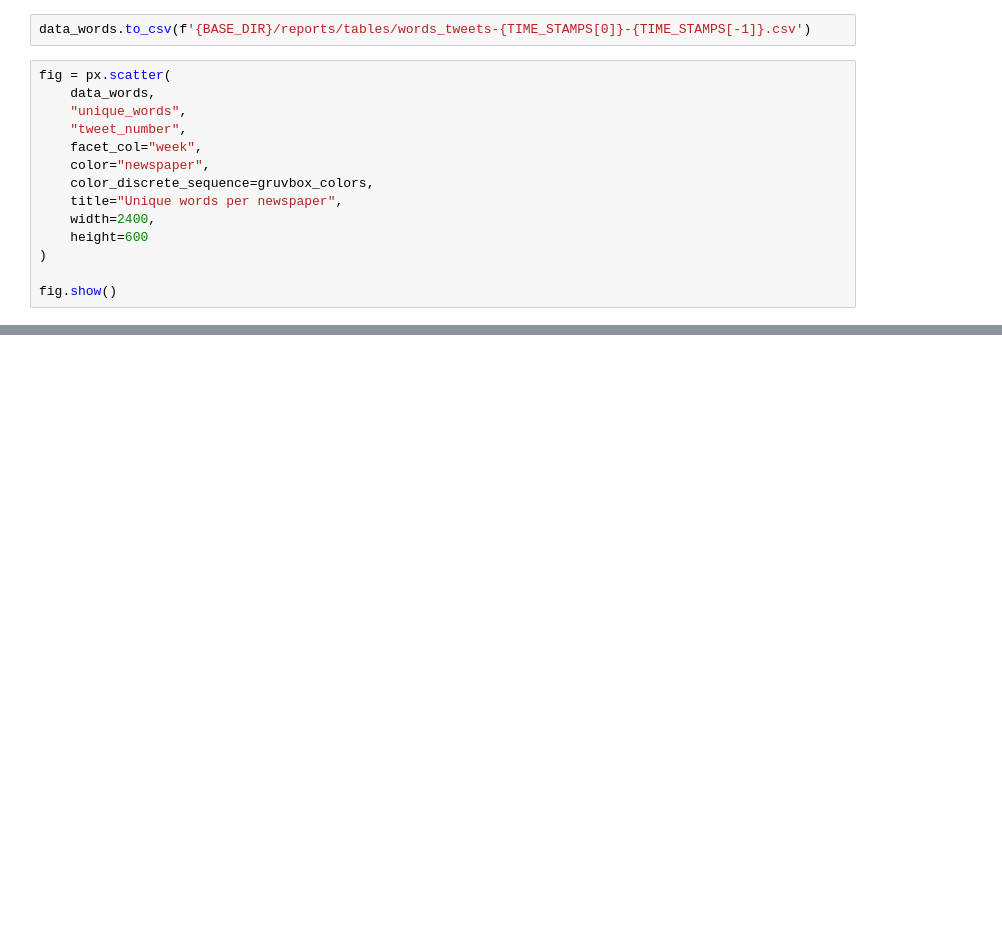
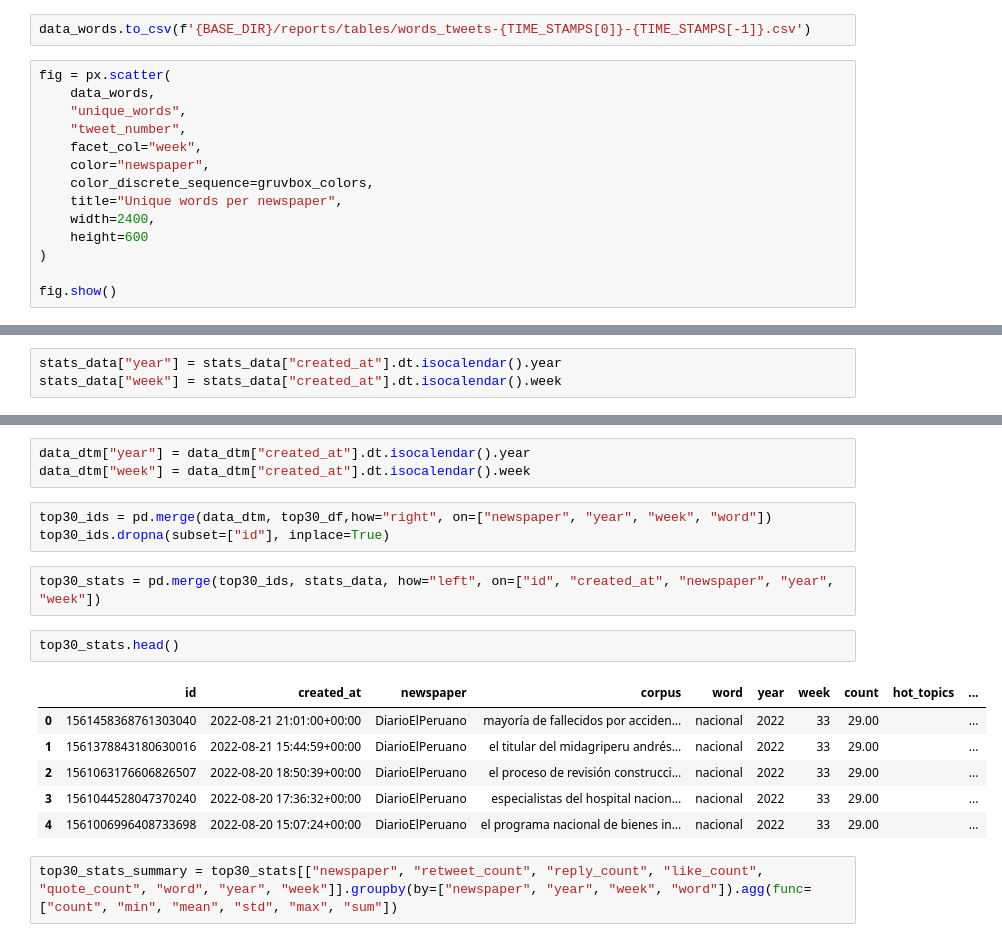
Before and after one commit to drearondov/NLP-newspapersAnalysis, a Jupyter notebook: notebooks/0.2-aerv-exploratoty-data-analysis.ipynb, the cells around one changed output, grey strips where cells are left out. Saved outputs shown, nothing was run; the diff lists cells and outputs as text; blank space fills up the shorter version.

```diff
--- a/notebooks/0.2-aerv-exploratoty-data-analysis.ipynb
+++ b/notebooks/0.2-aerv-exploratoty-data-analysis.ipynb
@@ -352,0 +395,3 @@ fig.show()
+# %%
+stats_data["year"] = stats_data["created_at"].dt.isocalendar().year
+stats_data["week"] = stats_data["created_at"].dt.isocalendar().week
@@ -352,0 +494,19 @@ fig.show()
+# %%
+data_dtm["year"] = data_dtm["created_at"].dt.isocalendar().year
+data_dtm["week"] = data_dtm["created_at"].dt.isocalendar().week
+# %%
+top30_ids = pd.merge(data_dtm, top30_df,how="right", on=["newspaper", "year", "week", "word"])
+top30_ids.dropna(subset=["id"], inplace=True)
+# %%
+top30_stats = pd.merge(top30_ids, stats_data, how="left", on=["id", "created_at", "newspaper", "year", "week"])
+# %%
+top30_stats.head()
+# %% [output]
+|  | id | created_at | newspaper | corpus | word | year | week | count | hot_topics | ... |
+| 0 | 1561458368761303040 | 2022-08-21 21:01:00+00:00 | DiarioElPeruano | mayoría de fallecidos por acciden... | nacional | 2022 | 33 | 29.00 |  | ... |
+| 1 | 1561378843180630016 | 2022-08-21 15:44:59+00:00 | DiarioElPeruano | el titular del midagriperu andrés... | nacional | 2022 | 33 | 29.00 |  | ... |
+| 2 | 1561063176606826507 | 2022-08-20 18:50:39+00:00 | DiarioElPeruano | el proceso de revisión construcci... | nacional | 2022 | 33 | 29.00 |  | ... |
+| 3 | 1561044528047370240 | 2022-08-20 17:36:32+00:00 | DiarioElPeruano | especialistas del hospital nacion... | nacional | 2022 | 33 | 29.00 |  | ... |
+| 4 | 1561006996408733698 | 2022-08-20 15:07:24+00:00 | DiarioElPeruano | el programa nacional de bienes in... | nacional | 2022 | 33 | 29.00 |  | ... |
+# %%
+top30_stats_summary = top30_stats[["newspaper", "retweet_count", "reply_count", "like_count", "quote_count", "word", "year", "week"]].groupby(by=["newspaper", "year", "week", "word"]).agg(func=["count", "min", "mean", "std", "max", "sum"])
```
Also changed, not shown: parts of 43 cells of this notebook, 9 other files.
